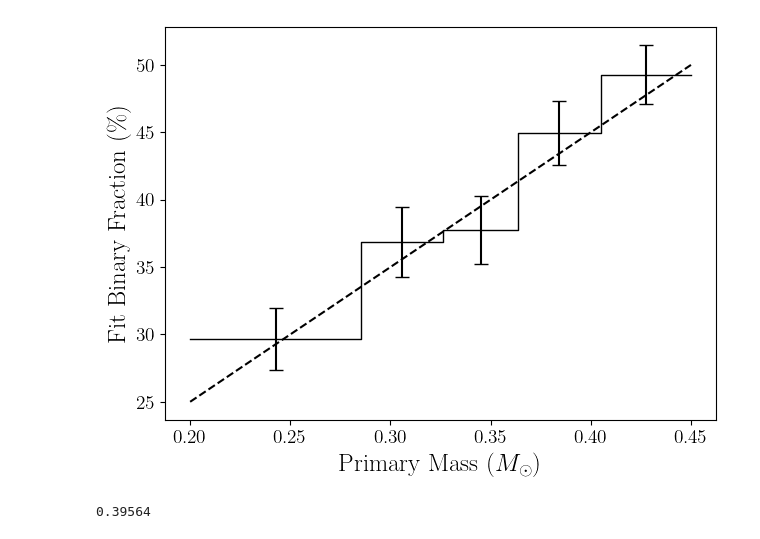
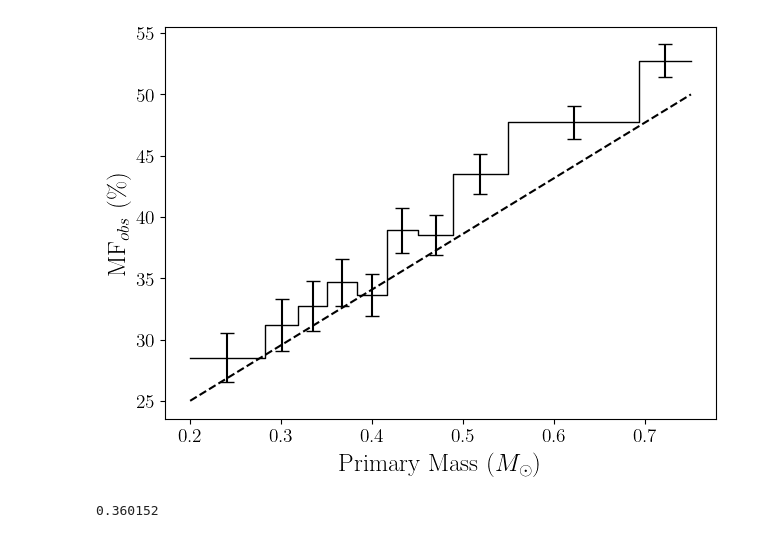
Before and after one commit to BenPennell/BrownDwarfProbabilities, a Jupyter notebook: DemonstrationSyntheticData.ipynb, the cells around one changed output. Drawn from its saved outputs; the diff is of its cells as text; code cells hidden in the pictures.

```diff
--- a/DemonstrationSyntheticData.ipynb
+++ b/DemonstrationSyntheticData.ipynb
@@ -167,0 +101,6 @@ for i in range(bins):
+# %%
+REF_FRACTIONS = (0.25, 0.5)
+MASS_RANGE = (0.2, 0.75)
+def bin_frac(m):
+    sep = (m - MASS_RANGE[0]) / (MASS_RANGE[1] - MASS_RANGE[0])
+    return sep * (REF_FRACTIONS[1] - REF_FRACTIONS[0]) + REF_FRACTIONS[0]
@@ -167,0 +203,15 @@ for i in range(bins):
+# %%
+synthdata = Table.read("./data/2026-06-12-synthetic_data.fits", format="fits")
+sc_cube = pickle.load(open("./data/2026-06-14-mag_scaled.pkl", "rb"))
+# %%
+likelihoods = []
+masses = synthdata["mass"]
+bins = 10
+model_cube = cm.create_model_cube(grid_shape=(50,35), p_model=(4,1.3), q_model=0)
+percs = np.percentile(masses, np.linspace(0,100,bins+1))
+for i in range(bins):
+    subset = synthdata[(synthdata["mass"] >= percs[i]) & (synthdata["mass"] < percs[i+1])]
+    reduced_memory = subset[["solution_type", "phot_g_mean_mag", "parallax", "mass", "q_max", "is_binary"]]
+    fbs, likelihoods_bin = cm.multiplicity(catalogue=reduced_memory, model_cube=model_cube, sc_cube=sc_cube, resolution=1000, cutoff=np.exp(-30), scale=5, verbose=True, combine_higher_order=True)
+    likelihoods.append(likelihoods_bin)
+    print(fbs[np.argmax(likelihoods_bin)])
@@ -174,25 +249,30 @@ def uncertainty(likelihoods, cut=2):
     max_fb = fbs[peakdx]
     sigma = max_fb - fbs[:peakdx][np.argmin(abs(relative_likelihoods[:peakdx]+cut))]
     return max_fb, sigma
+# %%
+likelihoods = pickle.load(open("./plot_data/2026-06-14-synth_inference.pkl", "rb"))["likelihoods"]
 # %%
-mass_lims_b = np.clip(percs, None, 0.45)
+masses = synthdata["mass"]
+bins = 10
+percs = np.percentile(masses, np.linspace(0,100,bins+1))
+mass_lims_b = np.clip(percs, None, 0.75)
 bin_centers = (mass_lims_b[1:] + mass_lims_b[:-1]) / 2
 synth_results = np.array([uncertainty(l) for l in likelihoods])
 
 plt.errorbar(bin_centers, synth_results[:,0]*100, yerr=(synth_results[:,1]*100), fmt='none', capsize=5, ecolor='k', zorder=1)
 plt.plot(mass_lims_b.repeat(2)[1:-1], (100*synth_results[:,0]).repeat(2), c="k", lw=1, zorder=1);
 plt.xlabel(r"Primary Mass $(M_\odot)$");
-plt.ylabel(f"Fit Binary Fraction (\%)");
+plt.ylabel(r"MF$_{obs}$ (\%)");
 
-ms = np.linspace(0.2,0.45,100)
+ms = np.linspace(0.2,0.75,100)
 REF_FRACTIONS = (0.25, 0.5)
-MASS_RANGE = (0.2, 0.45)
+MASS_RANGE = (0.2, 0.75)
 def bin_frac(m):
     sep = (m - MASS_RANGE[0]) / (MASS_RANGE[1] - MASS_RANGE[0])
     return sep * (REF_FRACTIONS[1] - REF_FRACTIONS[0]) + REF_FRACTIONS[0]
 plt.plot(ms, bin_frac(ms)*100, c="k", linestyle="--", zorder=0);
 
 plt.tight_layout();
-#plt.savefig("./plots/synthbinarity.pdf", dpi=800, transparent=True)
+plt.savefig("./plots/SyntheticInference.pdf", dpi=800, transparent=True)
 # %% [output]
-[figure, old version]
+[figure, new version]
@@ -199,7 +285,7 @@ plt.tight_layout();
 # %%
-len(res[res["is_binary"]])/len(res)
+len(synthdata[synthdata["is_binary"]])/len(synthdata)
 # %% [output]
-0.39564
+0.360152
 # %%
 print_table(res)
 # %% [output]
```
Also changed, not shown: parts of 59 cells of this notebook, 44 other files.
